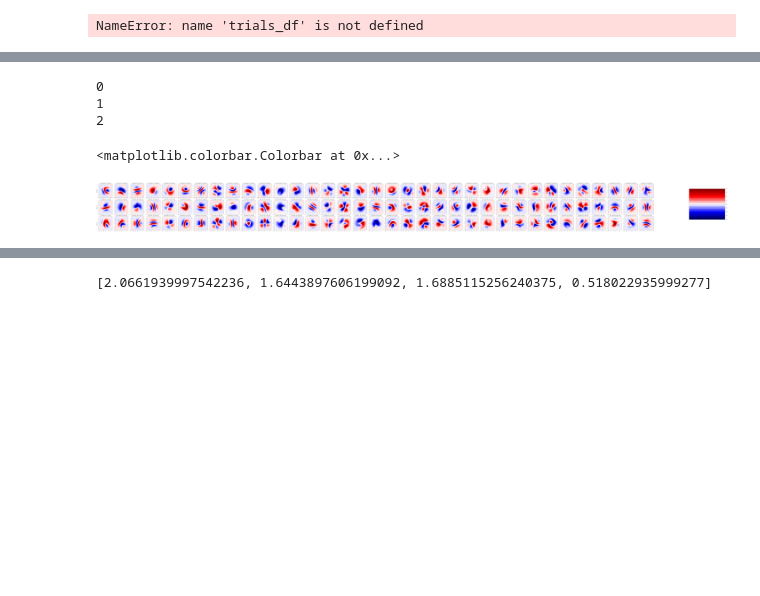
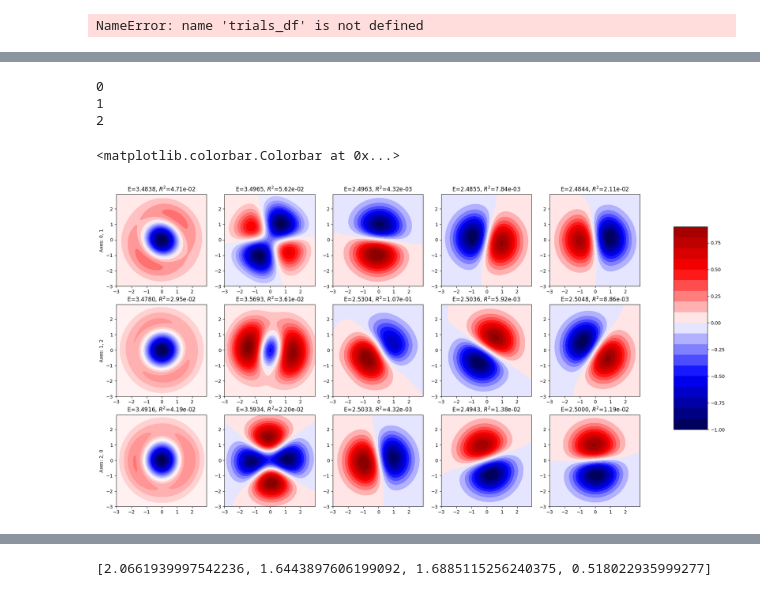
Before and after one commit to MrKozelberg/nn-based-multistate-solver-for-se, a Jupyter notebook: source/nn_based_multistate_solver_for_ho.ipynb, the cells around one changed output, grey strips where cells are left out. Cells and saved outputs as stored; diff of their text form; code cells hidden in the pictures; blank space fills up the shorter version.

```diff
--- a/source/nn_based_multistate_solver_for_ho.ipynb
+++ b/source/nn_based_multistate_solver_for_ho.ipynb
@@ -1566,5 +1567,5 @@ ls ../models/5d_L5_Nh1*
 # %%
-name = "L60_Nh2_06Nov2023_21:57:58"
+name = "60L_3Nh_03Dec2023_23:41:25"
 
 trialFunction_3D = TrialFunction(
     {
@@ -1572,9 +1573,9 @@ trialFunction_3D = TrialFunction(
         "activation function" : "sin",
         "amplitude function" : "gaussian",
         "hidden layer size" : 60,
-        "number of hidden layers" : 2,
+        "number of hidden layers" : 3,
         "coordinate space dimension" : 3,
-        "number of states" : 35,
+        "number of states" : 5,
         "sample size" : 8192,
         "initial learning rate" : 1e-3,
         "weight decay" : 1e-3,
@@ -1650,7 +1658,7 @@ Text(0.5, 0, 'Iteration number')
 D = 3
 fig, axes = plt.subplots(
     D,1,
-    figsize=(9*1,12),
+    figsize=(9,12),
     squeeze=False
 )
 for axNumber, ax in enumerate(axes[:,0]):
@@ -1663,7 +1671,7 @@ for axNumber, ax in enumerate(axes[:,0]):
     #     grid[:,axNumber].cpu().detach().numpy(),
     #     trialFunction_3D.weightFunction(grid).cpu().detach().numpy()
     # )
-    for i in range(35):
+    for i in range(5):
         ax.plot(
             grid[:,axNumber].cpu().detach().numpy(),
             (
@@ -1682,8 +1690,8 @@ for axNumber, ax in enumerate(axes[:,0]):
 # %%
 D = 3
 fig, axes = plt.subplots(
-    D,35,
-    figsize=(4*35,D*4),
+    D,5,
+    figsize=(4*5,D*4),
     squeeze=False
 )
 for axNumber in range(D):
@@ -1699,41 +1707,41 @@ for axNumber in range(D):
     e = trialFunction_3D.spectrum(grid, False)
     r2 = trialFunction_3D.squeredResidual(grid, False)
     wf = trialFunction_3D(grid)
-    for i in range(35):
+    for i in range(5):
         if i != 4:
             pcmesh = axes[axNumber,i].contourf(
             -3 + 6 * np.arange(100) / 100,
             -3 + 6 * np.arange(100) / 100,
             (wf[:,i] / torch.max(torch.abs(wf[:,i]))).cpu().detach().numpy().reshape(100,100),
             cmap='seismic',
             vmin=-1, vmax=1,
             levels=20
             )
         else:
             axes[axNumber,i].contourf(
             -3 + 6 * np.arange(100) / 100,
             -3 + 6 * np.arange(100) / 100,
             (wf[:,i] / torch.max(torch.abs(wf[:,i]))).cpu().detach().numpy().reshape(100,100),
             cmap='seismic',
             vmin=-1, vmax=1,
             levels=20
             )
         axes[axNumber,i].set_title(fr'E={e[i]:.4f}, $R^2$={r2[i]:.2e}')
     axes[axNumber,0].set_ylabel(f"Axes: {axNumber%D}, {(axNumber+1)%D}")
     # ax.set_title()
     # axes.legend()
     # ax.set_xlim(-3,3)
     # ax.set_ylim(0,None)
     # axes.grid()
 # fig.adjust_subplots(hspace=0.2)
 cax = plt.axes((0.95, 0.3, 0.05, 0.5))
 fig.colorbar(pcmesh, cax=cax, orientation='vertical', ticks=np.arange(-1,1+0.1,0.25))
 # %% [output]
 0
 1
 2
 <matplotlib.colorbar.Colorbar at 0x...>
-[figure, old version]
+[figure, new version]
 # %%
 def energiesForDirection(
     trialFunction: TrialFunction,
```
Also changed, not shown: parts of 11 cells of this notebook, 5 other files.
